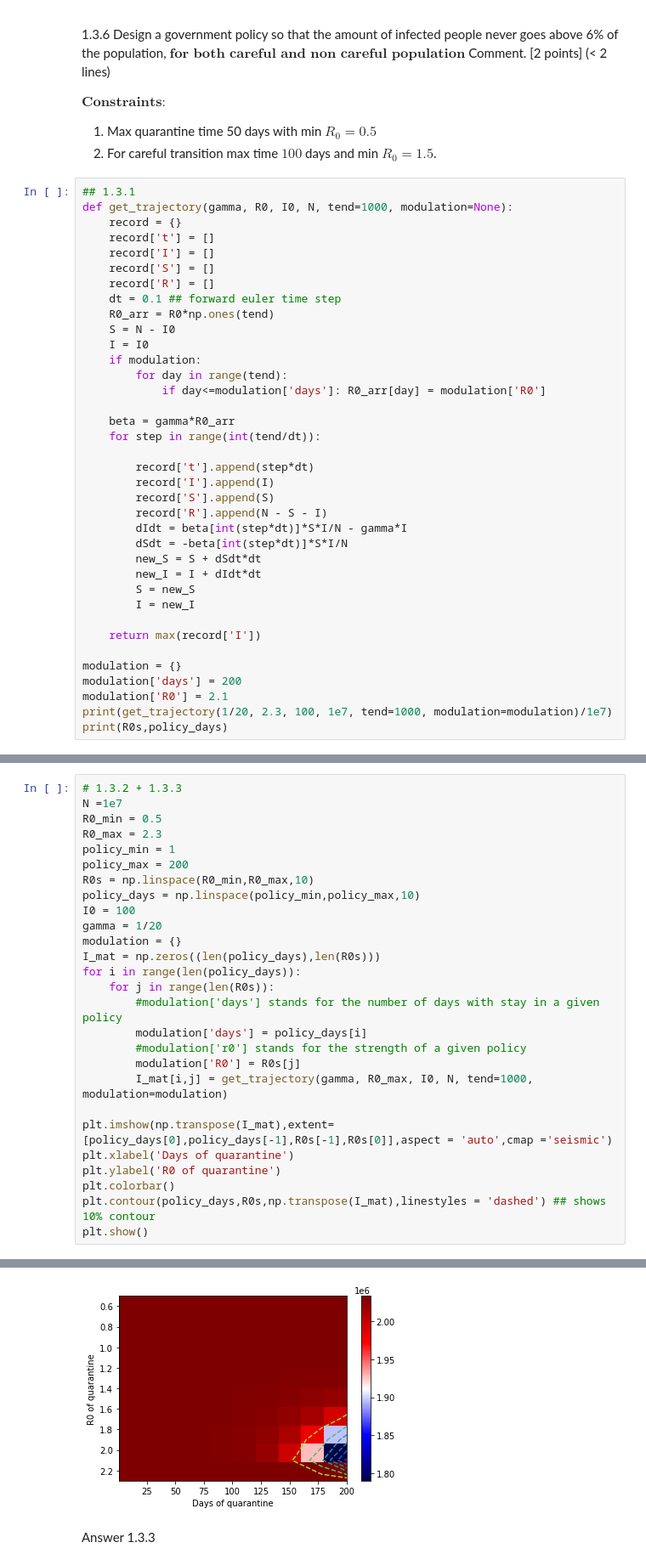
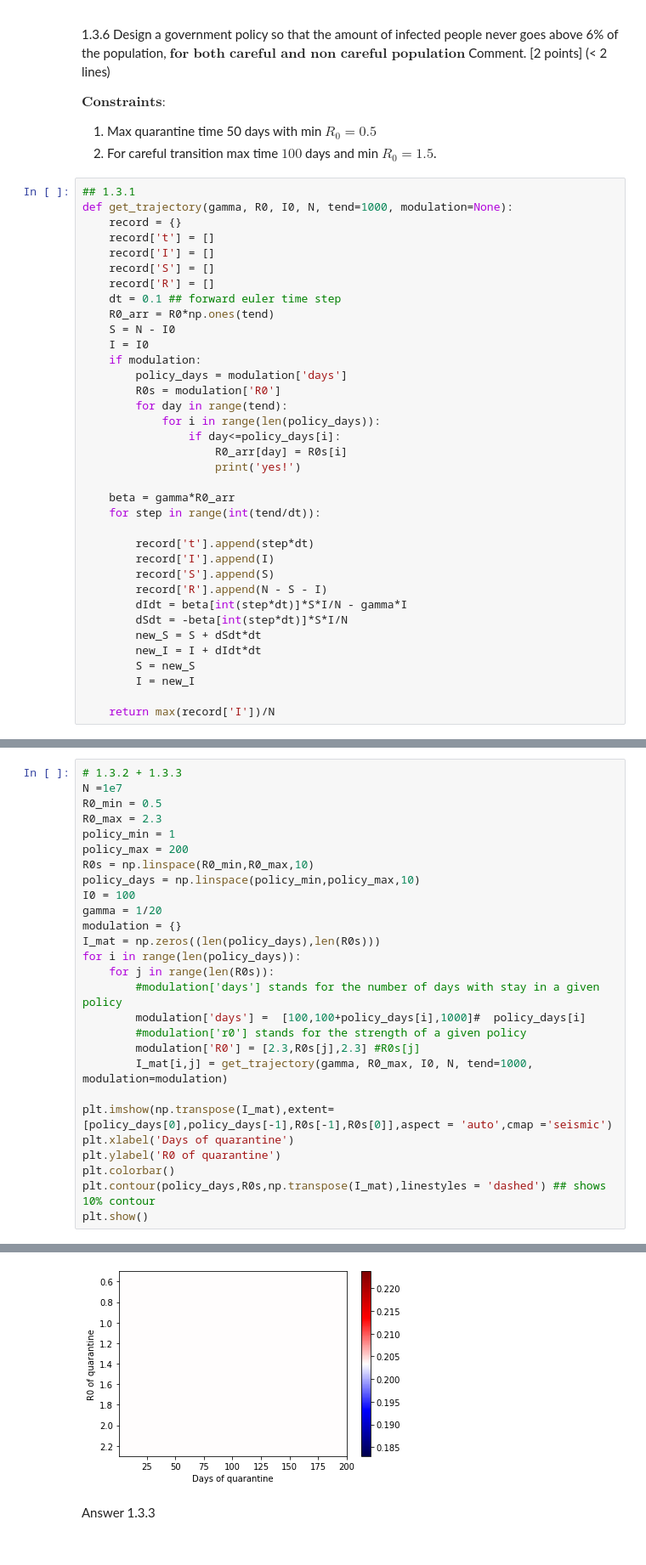
Before and after one commit to KiyarashFarivar/bmnn, a Jupyter notebook: project2/final_project2.ipynb, the cells around one changed output, grey strips where cells are left out. Shown at 85% size. Saved outputs shown, nothing was run; the diff lists cells and outputs as text.

```diff
--- a/project2/final_project2.ipynb
+++ b/project2/final_project2.ipynb
@@ -231,8 +231,13 @@ def get_trajectory(gamma, R0, I0, N, tend=1000, modulation=None):
     S = N - I0
     I = I0
     if modulation:
+        policy_days = modulation['days']
+        R0s = modulation['R0']
         for day in range(tend):
-            if day<=modulation['days']: R0_arr[day] = modulation['R0']
+            for i in range(len(policy_days)):
+                if day<=policy_days[i]:
+                    R0_arr[day] = R0s[i]
+                    print('yes!')
 
     beta = gamma*R0_arr
     for step in range(int(tend/dt)):
@@ -248,11 +253,5 @@ def get_trajectory(gamma, R0, I0, N, tend=1000, modulation=None):
         S = new_S
         I = new_I
 
-    return max(record['I'])
-
-modulation = {}
-modulation['days'] = 200
-modulation['R0'] = 2.1
-print(get_trajectory(1/20, 2.3, 100, 1e7, tend=1000, modulation=modulation)/1e7)
-print(R0s,policy_days)
+    return max(record['I'])/N
 # %% [output]
@@ -275,9 +272,9 @@ I_mat = np.zeros((len(policy_days),len(R0s)))
 for i in range(len(policy_days)):
     for j in range(len(R0s)):
         #modulation['days'] stands for the number of days with stay in a given policy
-        modulation['days'] = policy_days[i]
+        modulation['days'] =  [100,100+policy_days[i],1000]#  policy_days[i]
         #modulation['r0'] stands for the strength of a given policy
-        modulation['R0'] = R0s[j]
+        modulation['R0'] = [2.3,R0s[j],2.3] #R0s[j]
         I_mat[i,j] = get_trajectory(gamma, R0_max, I0, N, tend=1000, modulation=modulation)
 
 plt.imshow(np.transpose(I_mat),extent=[policy_days[0],policy_days[-1],R0s[-1],R0s[0]],aspect = 'auto',cmap ='seismic')
@@ -290,4 +304,4 @@ plt.show()
-[figure, old version]
+[figure, new version]
 # %% [markdown]
 Answer 1.3.3
 # %%
```
Also changed, not shown: parts of 3 cells of this notebook.
